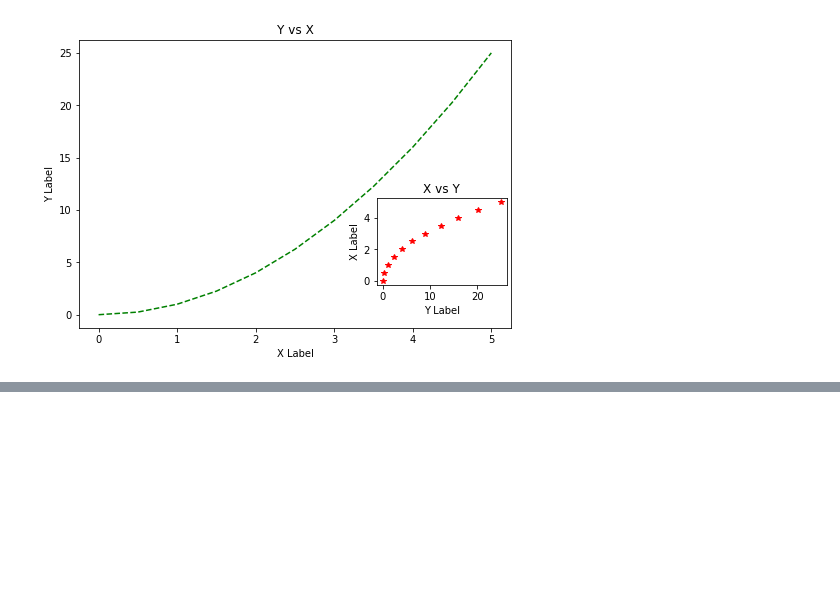
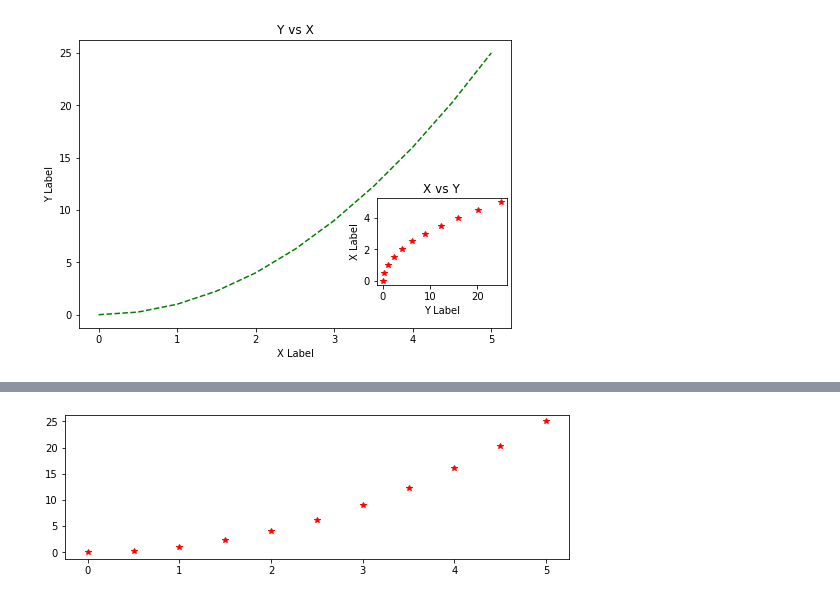
Before and after one commit to GKPSingh/M2D17, a Jupyter notebook: Learning Matplotlib.ipynb, the cells around one changed output, grey strips where cells are left out. Drawn from its saved outputs; the diff is of its cells as text; code cells hidden in the pictures; blank space fills up the shorter version.

```diff
--- a/Learning Matplotlib.ipynb
+++ b/Learning Matplotlib.ipynb
@@ -109,0 +133,7 @@ Text(0.5, 1.0, 'X vs Y')
+# %%
+fig = plt.figure(figsize = (7,2))
+axes = fig.add_axes([0,0,1,1]);
+
+axes.plot(x,y, 'r*');
+# %% [output]
+[figure, added]
```
Also changed, not shown: parts of 6 cells of this notebook.
